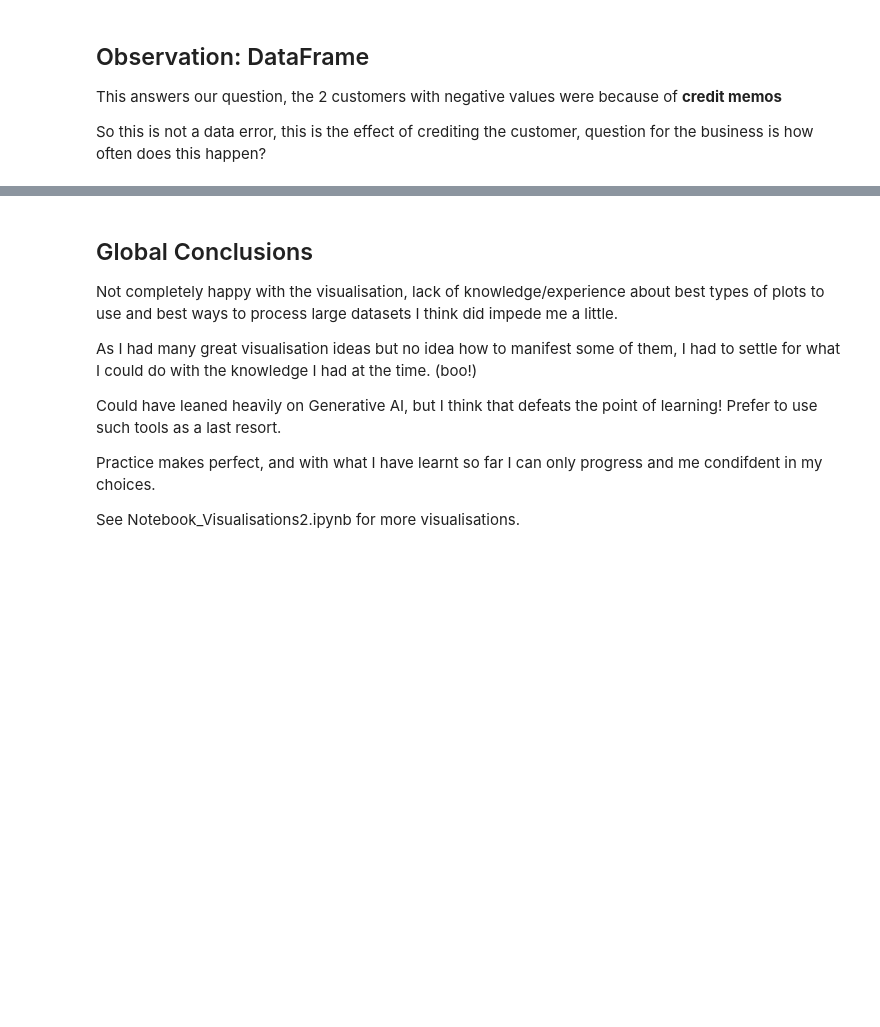
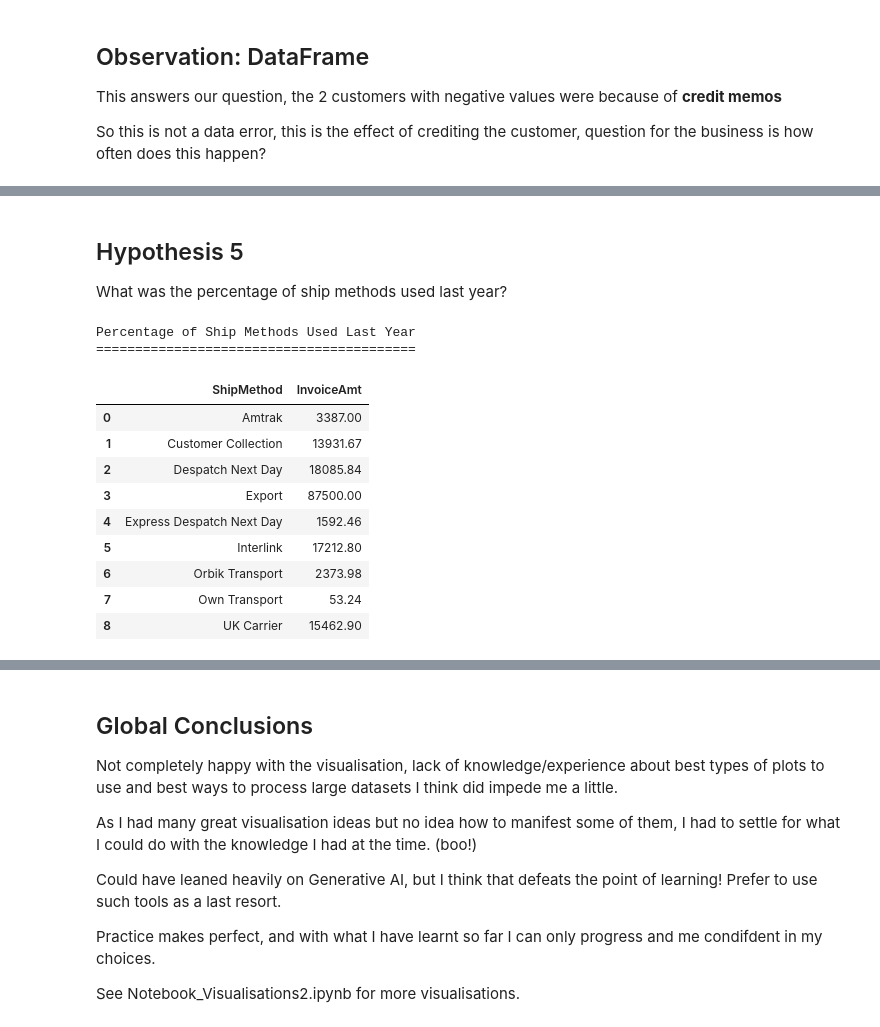
Before and after one commit to RogerWilliams2026/Project3-SalesAnalysis, a Jupyter notebook: jupyter_notebooks/Notebook_Visualisations1.ipynb, the cells around one changed output, grey strips where cells are left out. Saved outputs shown, nothing was run; the diff lists cells and outputs as text; code cells hidden in the pictures; blank space fills up the shorter version.

```diff
--- a/jupyter_notebooks/Notebook_Visualisations1.ipynb
+++ b/jupyter_notebooks/Notebook_Visualisations1.ipynb
@@ -780,0 +487,55 @@ fig.show()
+# %% [markdown]
+## Hypothesis 5
+
+What was the percentage of ship methods used last year?
+# %%
+#What was the percentage of ship methods used last year?
+
+#filter DataFrame for last 12 months
+dfSales_DataSet_Filtered = dfSales_DataSet_Work[dfSales_DataSet_Work["Year"] == dfSales_DataSet_Work["Year"].max() -1]
+
+#create new DataFrame with one ShipMethod entry per YearMonth with the MAX InvoiceAmt in it
+dfSales_DataSet_Temp = dfSales_DataSet_Filtered.groupby(["ShipMethod"], as_index=False)["InvoiceAmt"].max()
+
+#group by ShipMethodand get sum of InvoiceAmt
+dfSales_DataSet_Filtered = (
+    dfSales_DataSet_Filtered
+    .groupby("ShipMethod")["InvoiceAmt"]
+    .sum()
+    .sort_values(ascending=False)
+    .reset_index()
+)
+
+fig = px.pie(
+    dfSales_DataSet_Filtered,
+    names="ShipMethod",
+    values="InvoiceAmt",
+    title="Percentage of Ship Methods Used Last Year",
+    color_discrete_sequence=px.colors.qualitative.Set3,
+    height=800,
+    width=800
+)
+fig.update_layout(
+    title_x=0.5,
+    title_font=dict(size=20, family="Arial", color="black")
+)
+
+fig.show()
+
+
+print("Percentage of Ship Methods Used Last Year")
+print("=" * len("Percentage of Ship Methods Used Last Year"))
+dfSales_DataSet_Temp
+# %% [output]
+Percentage of Ship Methods Used Last Year
+=========================================
+|  | ShipMethod | InvoiceAmt |
+| 0 | Amtrak | 3387.00 |
+| 1 | Customer Collection | 13931.67 |
+| 2 | Despatch Next Day | 18085.84 |
+| 3 | Export | 87500.00 |
+| 4 | Express Despatch Next Day | 1592.46 |
+| 5 | Interlink | 17212.80 |
+| 6 | Orbik Transport | 2373.98 |
+| 7 | Own Transport | 53.24 |
+| 8 | UK Carrier | 15462.90 |
```
Also changed, not shown: parts of 35 cells of this notebook, 6 other files.
